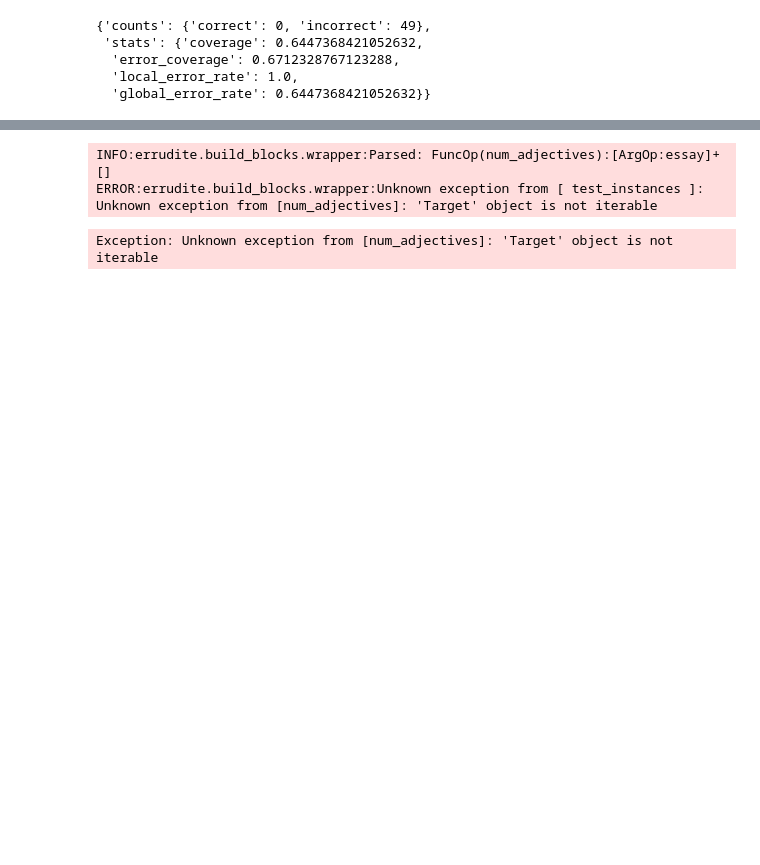
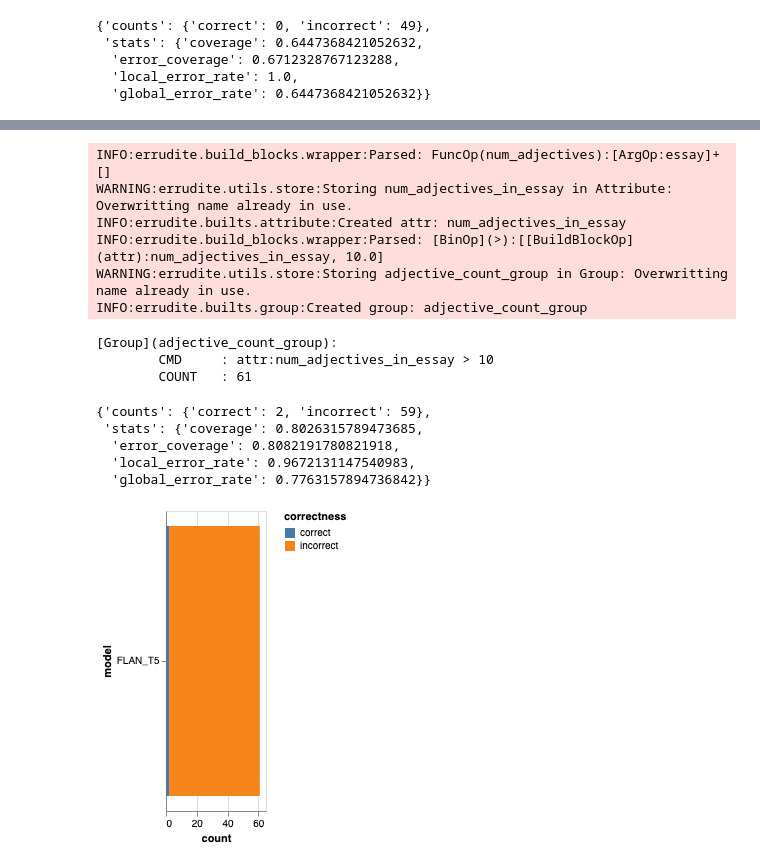
Before and after one commit to Shim00Coding/HUMAN_AI_Errudite, a Jupyter notebook: tutorials/Errudite_preprocess.ipynb, the cells around one changed output, grey strips where cells are left out. Saved outputs shown, nothing was run; the diff lists cells and outputs as text; code cells hidden in the pictures; blank space fills up the shorter version.

```diff
--- a/tutorials/Errudite_preprocess.ipynb
+++ b/tutorials/Errudite_preprocess.ipynb
@@ -648,26 +677,42 @@ attr = Attribute.create(
     cmd="num_adjectives(essay)"
 )
 
+
 # Create a group to check if there are more than 5 adjectives in the essay
-group = Group.create(
+adj_count_group = Group.create(
     name="adjective_count_group",
     description="Group for counting adjectives in the essay",
-    cmd="attr:num_adjectives_in_essay > 5",
+    cmd="attr:num_adjectives_in_essay > 10",
     attr_hash=Attribute.store_hash(),
     group_hash=Group.store_hash()
 )
 
 # You can now use the 'group' to check if there are more than 5 adjectives in your essay targets.
+adj_count_group
 # %% [output]
 INFO:errudite.build_blocks.wrapper:Parsed: FuncOp(num_adjectives):[ArgOp:essay]+[]
-ERROR:errudite.build_blocks.wrapper:Unknown exception from [ test_instances ]: Unknown exception from [num_adjectives]: 'Target' object is not iterable
+WARNING:errudite.utils.store:Storing num_adjectives_in_essay in Attribute: Overwritting name already in use.
+INFO:errudite.builts.attribute:Created attr: num_adjectives_in_essay
+INFO:errudite.build_blocks.wrapper:Parsed: [BinOp](>):[[BuildBlockOp](attr):num_adjectives_in_essay, 10.0]
+WARNING:errudite.utils.store:Storing adjective_count_group in Group: Overwritting name already in use.
+INFO:errudite.builts.group:Created group: adjective_count_group
-Exception: Unknown exception from [num_adjectives]: 'Target' object is not iterable
+[Group](adjective_count_group):
+        CMD     : attr:num_adjectives_in_essay > 10
+        COUNT   : 61
 # %%
 # some general stats on groups
 Group.eval_stats(
-    filtered_instances=group.get_instances(),
+    filtered_instances=adj_count_group.get_instances(),
     # this will automatically call the default model we got
     model=None
 )
+# %% [output]
+{'counts': {'correct': 2, 'incorrect': 59},
+ 'stats': {'coverage': 0.8026315789473685,
+  'error_coverage': 0.8082191780821918,
+  'local_error_rate': 0.9672131147540983,
+  'global_error_rate': 0.7763157894736842}}
 # %%
-group.visualize_models(models=["decompose_att"])
+adj_count_group.visualize_models(models=["FLAN_T5"])
+# %% [output]
+[figure, added]
```
Also changed, not shown: parts of 13 cells of this notebook.
